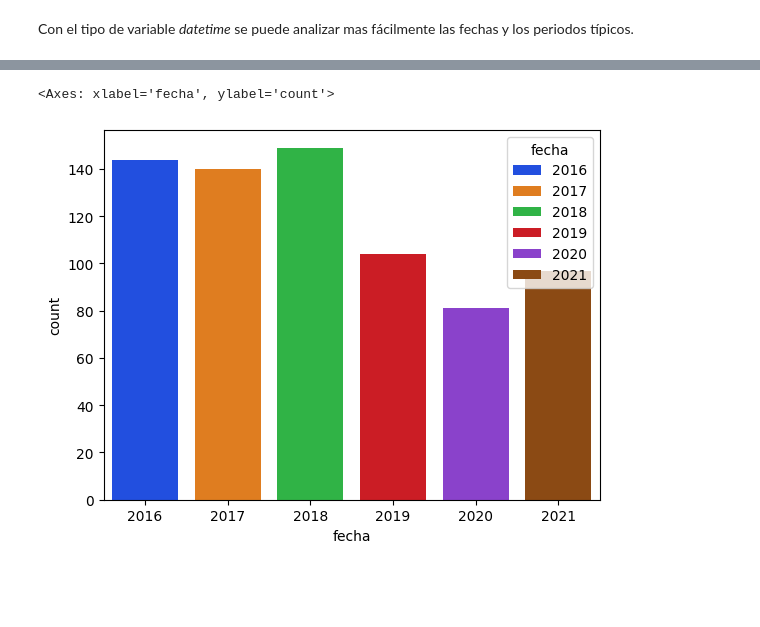
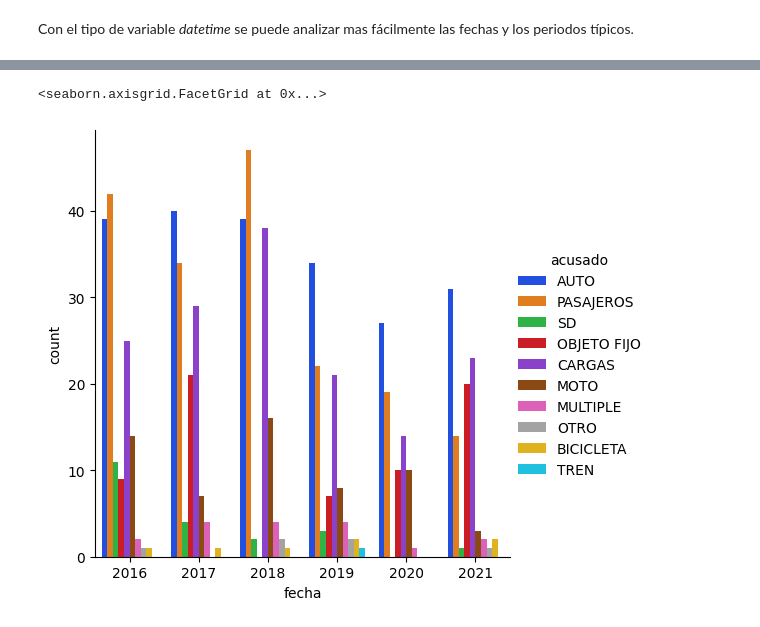
Before and after one commit to Juancito2085/PI_Data_Analyst, a Jupyter notebook: EDA.ipynb, the cells around one changed output, grey strips where cells are left out. Cells and saved outputs as stored; diff of their text form; code cells hidden in the pictures; blank space fills up the shorter version.

```diff
--- a/EDA.ipynb
+++ b/EDA.ipynb
@@ -66,5 +167,5 @@ grafico_frecuencias(df,'bimestre','Bimestre')
 # %%
-sns.countplot(data=df,x=df['fecha'].dt.year,hue=df['fecha'].dt.year,palette='bright')
+sns.catplot(data=df, x=df['fecha'].dt.year, hue='acusado', kind='count', palette='bright')
 # %% [output]
-<Axes: xlabel='fecha', ylabel='count'>
+<seaborn.axisgrid.FacetGrid at 0x...>
-[figure, old version]
+[figure, new version]
```
Also changed, not shown: parts of 26 cells of this notebook, 1 other file.
